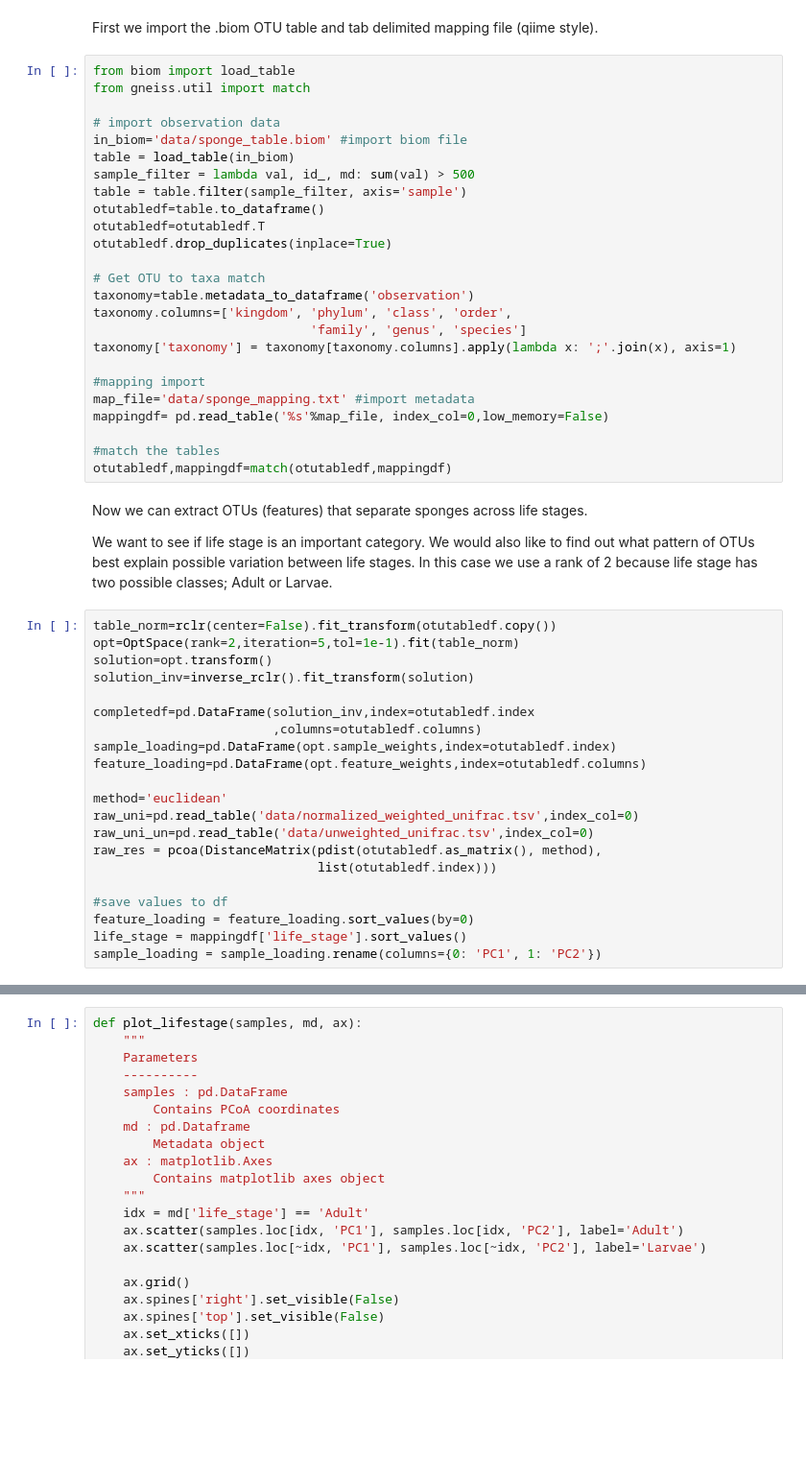
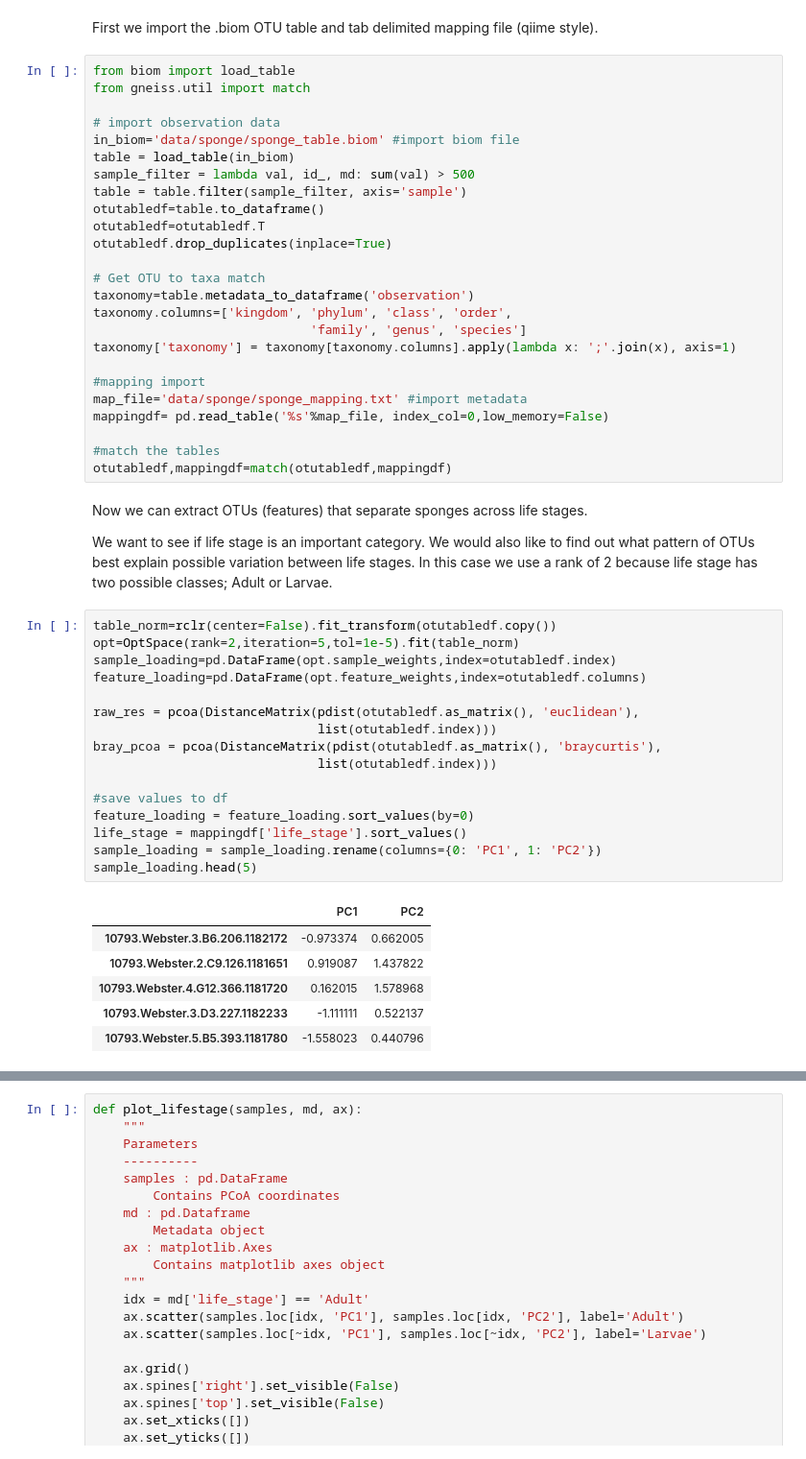
Before and after one commit to biocore/DEICODE, a Jupyter notebook: Examples/sponge_biom.ipynb, the cells around one changed output, grey strips where cells are left out. Shown: that part at 96% size. Cells and saved outputs as stored; diff of their text form; blank space fills up the shorter version.

```diff
--- a/Examples/sponge_biom.ipynb
+++ b/Examples/sponge_biom.ipynb
@@ -52,7 +54,7 @@ from biom import load_table
 from gneiss.util import match
 
 # import observation data
-in_biom='data/sponge_table.biom' #import biom file
+in_biom='data/sponge/sponge_table.biom' #import biom file
 table = load_table(in_biom)
 sample_filter = lambda val, id_, md: sum(val) > 500
 table = table.filter(sample_filter, axis='sample')
@@ -67,7 +69,7 @@ taxonomy.columns=['kingdom', 'phylum', 'class', 'order',
 taxonomy['taxonomy'] = taxonomy[taxonomy.columns].apply(lambda x: ';'.join(x), axis=1)
 
 #mapping import
-map_file='data/sponge_mapping.txt' #import metadata
+map_file='data/sponge/sponge_mapping.txt' #import metadata
 mappingdf= pd.read_table('%s'%map_file, index_col=0,low_memory=False)
 
 #match the tables
@@ -78,22 +80,24 @@ Now we can extract OTUs (features) that separate sponges across life stages.
 We want to see if life stage is an important category. We would also like to find out what pattern of OTUs best explain possible variation between life stages. In this case we use a rank of 2 because life stage has two possible classes; Adult or Larvae.
 # %%
 table_norm=rclr(center=False).fit_transform(otutabledf.copy())
-opt=OptSpace(rank=2,iteration=5,tol=1e-1).fit(table_norm)
-solution=opt.transform()
-solution_inv=inverse_rclr().fit_transform(solution)
-
-completedf=pd.DataFrame(solution_inv,index=otutabledf.index
-                        ,columns=otutabledf.columns)
+opt=OptSpace(rank=2,iteration=5,tol=1e-5).fit(table_norm)
 sample_loading=pd.DataFrame(opt.sample_weights,index=otutabledf.index)
 feature_loading=pd.DataFrame(opt.feature_weights,index=otutabledf.columns)
 
-method='euclidean'
-raw_uni=pd.read_table('data/normalized_weighted_unifrac.tsv',index_col=0)
-raw_uni_un=pd.read_table('data/unweighted_unifrac.tsv',index_col=0)
-raw_res = pcoa(DistanceMatrix(pdist(otutabledf.as_matrix(), method),
+raw_res = pcoa(DistanceMatrix(pdist(otutabledf.as_matrix(), 'euclidean'),
+                              list(otutabledf.index)))
+bray_pcoa = pcoa(DistanceMatrix(pdist(otutabledf.as_matrix(), 'braycurtis'),
                               list(otutabledf.index)))
 
 #save values to df
 feature_loading = feature_loading.sort_values(by=0)
 life_stage = mappingdf['life_stage'].sort_values()
 sample_loading = sample_loading.rename(columns={0: 'PC1', 1: 'PC2'})
+sample_loading.head(5)
+# %% [output]
+|  | PC1 | PC2 |
+| 10793.Webster.3.B6.206.1182172 | -0.973374 | 0.662005 |
+| 10793.Webster.2.C9.126.1181651 | 0.919087 | 1.437822 |
+| 10793.Webster.4.G12.366.1181720 | 0.162015 | 1.578968 |
+| 10793.Webster.3.D3.227.1182233 | -1.111111 | 0.522137 |
+| 10793.Webster.5.B5.393.1181780 | -1.558023 | 0.440796 |
```
Also changed, not shown: parts of 11 cells of this notebook, 23 other files.
